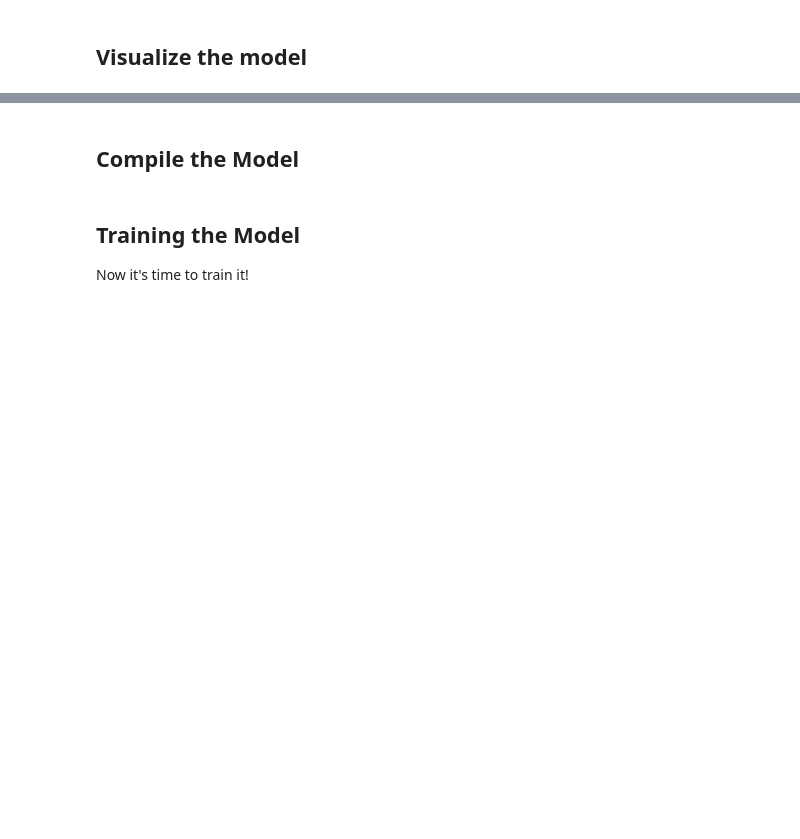
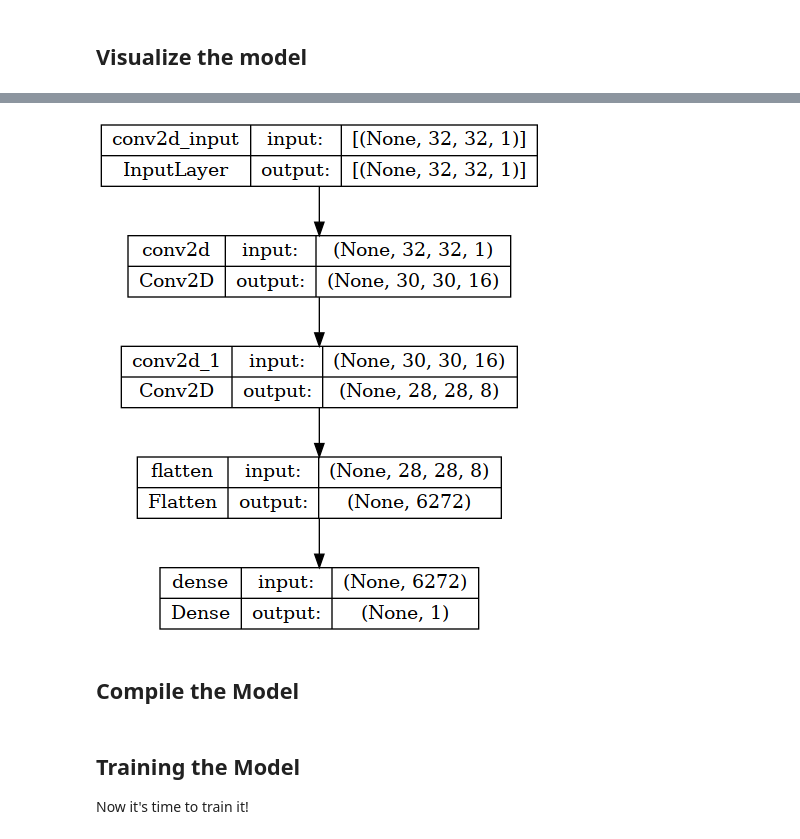
Before and after one commit to HERA-Team/CHAMP_Bootcamp, a Jupyter notebook: Lessons/MachineLearning/ToyFindZeroFraction.ipynb, the cells around one changed output, grey strips where cells are left out. Cells and saved outputs as stored; diff of their text form; code cells hidden in the pictures; blank space fills up the shorter version.

```diff
--- a/Lessons/MachineLearning/ToyFindZeroFraction.ipynb
+++ b/Lessons/MachineLearning/ToyFindZeroFraction.ipynb
@@ -91,8 +97,10 @@ _________________________________________________________________
 None
 # %%
 # Need to install pydot for this
-#from tensorflow.keras.utils import plot_model
-#plot_model(model, show_shapes=True, show_layer_names=True) #to_file="images/cnn_model_plot.png",
+from tensorflow.keras.utils import plot_model
+plot_model(model, show_shapes=True, show_layer_names=True) #to_file="images/cnn_model_plot.png",
+# %% [output]
+[figure, added]
 # %% [markdown]
 ## Compile the Model
 # %%
```
Also changed, not shown: parts of 10 cells of this notebook.
